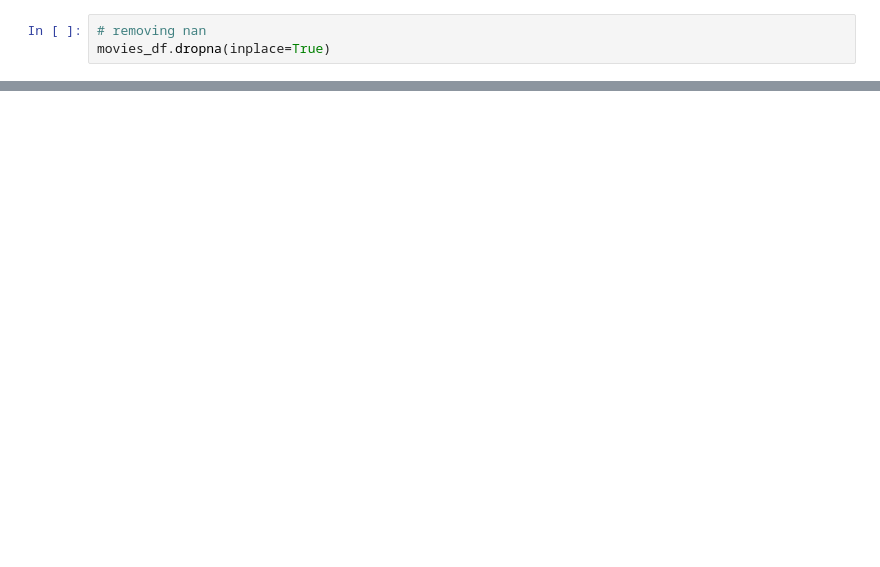
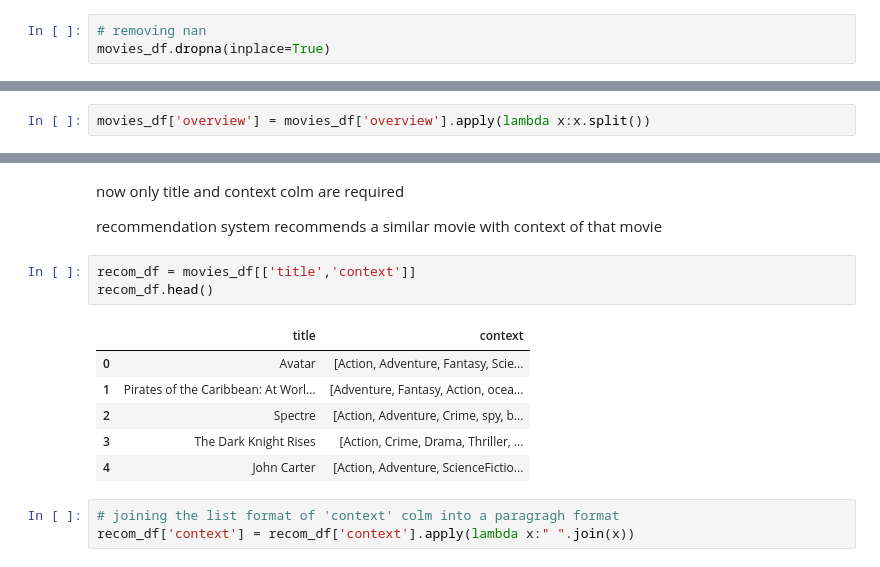
Before and after one commit to Aishwarya-Rajagopal/Aishwarya-Rajagopal, a Jupyter notebook: movie_recommendation_system.ipynb, the cells around one changed output, grey strips where cells are left out. Drawn from its saved outputs; the diff is of its cells as text; blank space fills up the shorter version.

```diff
--- a/movie_recommendation_system.ipynb
+++ b/movie_recommendation_system.ipynb
@@ -286,0 +296,2 @@ movies_df.dropna(inplace=True)
+# %%
+movies_df['overview'] = movies_df['overview'].apply(lambda x:x.split())
@@ -286,0 +333,17 @@ movies_df.dropna(inplace=True)
+# %% [markdown]
+now only title and context colm are required
+
+recommendation system recommends a similar movie with context of that movie
+# %%
+recom_df = movies_df[['title','context']]
+recom_df.head()
+# %% [output]
+|  | title | context |
+| 0 | Avatar | [Action, Adventure, Fantasy, Scie... |
+| 1 | Pirates of the Caribbean: At Worl... | [Adventure, Fantasy, Action, ocea... |
+| 2 | Spectre | [Action, Adventure, Crime, spy, b... |
+| 3 | The Dark Knight Rises | [Action, Crime, Drama, Thriller, ... |
+| 4 | John Carter | [Action, Adventure, ScienceFictio... |
+# %%
+# joining the list format of 'context' colm into a paragragh format
+recom_df['context'] = recom_df['context'].apply(lambda x:" ".join(x))
```
Also changed, not shown: parts of 16 cells of this notebook.
